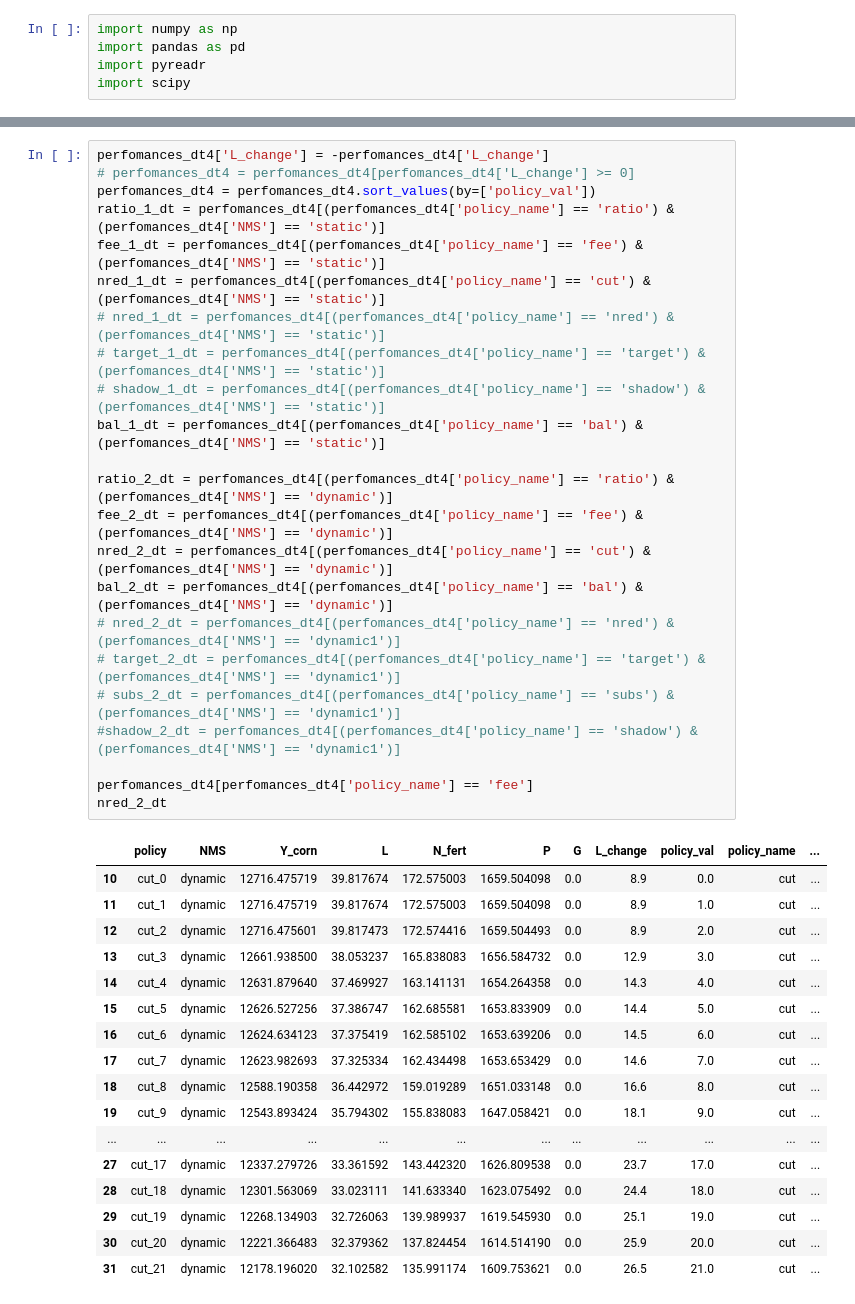
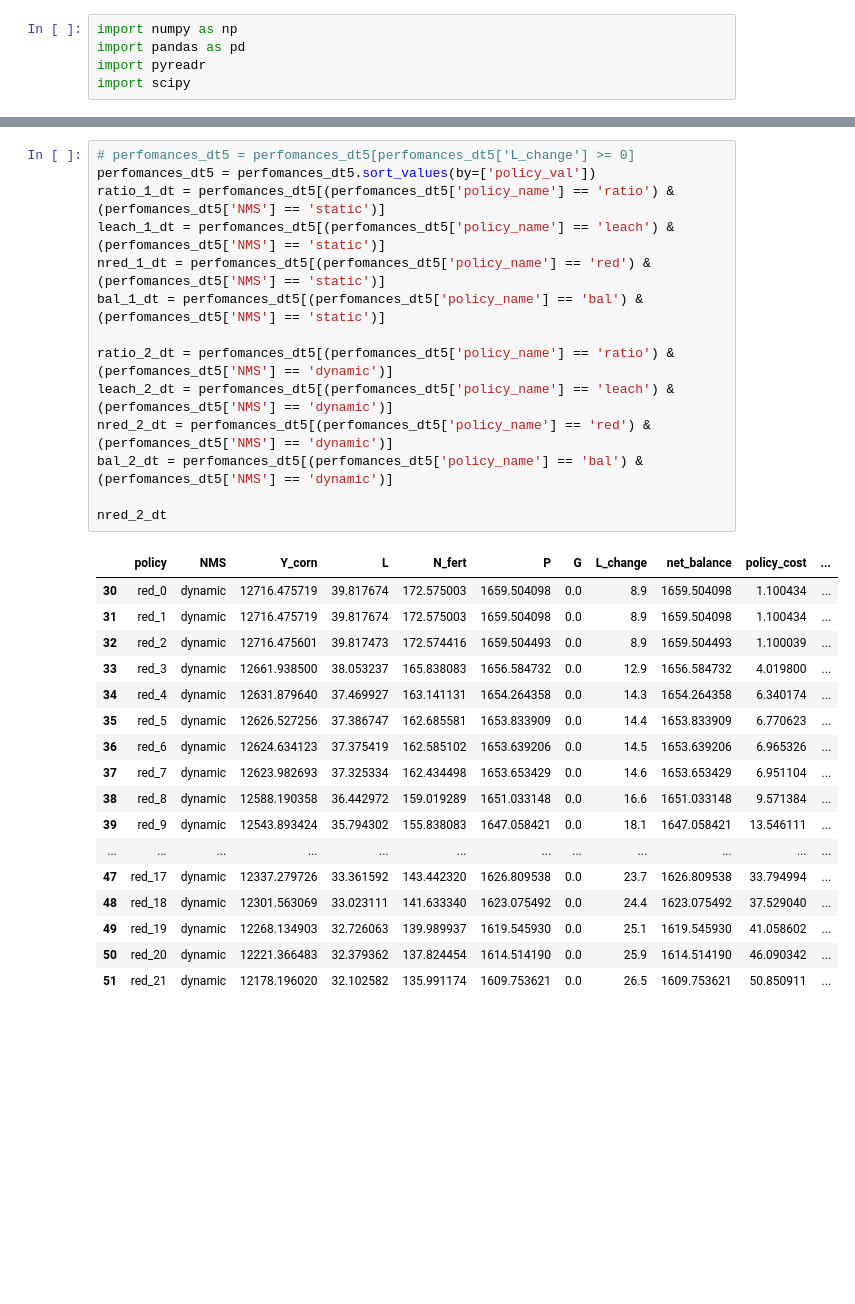
Before and after one commit to germanmandrini/n_policy, a Jupyter notebook: Codes/5e_L_reduction_cost.ipynb, the cells around one changed output, grey strips where cells are left out. Saved outputs shown, nothing was run; the diff lists cells and outputs as text; blank space fills up the shorter version.

```diff
--- a/Codes/5e_L_reduction_cost.ipynb
+++ b/Codes/5e_L_reduction_cost.ipynb
@@ -44,44 +38,35 @@ perfomances_dt4[perfomances_dt4['policy_name'] == 'ratio']
-# %%
-perfomances_dt4['L_change'] = -perfomances_dt4['L_change']
-# perfomances_dt4 = perfomances_dt4[perfomances_dt4['L_change'] >= 0]
-perfomances_dt4 = perfomances_dt4.sort_values(by=['policy_val'])
-ratio_1_dt = perfomances_dt4[(perfomances_dt4['policy_name'] == 'ratio') & (perfomances_dt4['NMS'] == 'static')]
-fee_1_dt = perfomances_dt4[(perfomances_dt4['policy_name'] == 'fee') & (perfomances_dt4['NMS'] == 'static')]
-nred_1_dt = perfomances_dt4[(perfomances_dt4['policy_name'] == 'cut') & (perfomances_dt4['NMS'] == 'static')]
-# nred_1_dt = perfomances_dt4[(perfomances_dt4['policy_name'] == 'nred') & (perfomances_dt4['NMS'] == 'static')]
-# target_1_dt = perfomances_dt4[(perfomances_dt4['policy_name'] == 'target') & (perfomances_dt4['NMS'] == 'static')]
-# shadow_1_dt = perfomances_dt4[(perfomances_dt4['policy_name'] == 'shadow') & (perfomances_dt4['NMS'] == 'static')]
-bal_1_dt = perfomances_dt4[(perfomances_dt4['policy_name'] == 'bal') & (perfomances_dt4['NMS'] == 'static')]
-
-ratio_2_dt = perfomances_dt4[(perfomances_dt4['policy_name'] == 'ratio') & (perfomances_dt4['NMS'] == 'dynamic')]
-fee_2_dt = perfomances_dt4[(perfomances_dt4['policy_name'] == 'fee') & (perfomances_dt4['NMS'] == 'dynamic')]
-nred_2_dt = perfomances_dt4[(perfomances_dt4['policy_name'] == 'cut') & (perfomances_dt4['NMS'] == 'dynamic')]
-bal_2_dt = perfomances_dt4[(perfomances_dt4['policy_name'] == 'bal') & (perfomances_dt4['NMS'] == 'dynamic')]
-# nred_2_dt = perfomances_dt4[(perfomances_dt4['policy_name'] == 'nred') & (perfomances_dt4['NMS'] == 'dynamic1')]
-# target_2_dt = perfomances_dt4[(perfomances_dt4['policy_name'] == 'target') & (perfomances_dt4['NMS'] == 'dynamic1')]
-# subs_2_dt = perfomances_dt4[(perfomances_dt4['policy_name'] == 'subs') & (perfomances_dt4['NMS'] == 'dynamic1')]
-#shadow_2_dt = perfomances_dt4[(perfomances_dt4['policy_name'] == 'shadow') & (perfomances_dt4['NMS'] == 'dynamic1')]
-
-perfomances_dt4[perfomances_dt4['policy_name'] == 'fee']
-nred_2_dt
-# %% [output]
-|  | policy | NMS | Y_corn | L | N_fert | P | G | L_change | policy_val | policy_name | ... |
-| 10 | cut_0 | dynamic | 12716.475719 | 39.817674 | 172.575003 | 1659.504098 | 0.0 | 8.9 | 0.0 | cut | ... |
-| 11 | cut_1 | dynamic | 12716.475719 | 39.817674 | 172.575003 | 1659.504098 | 0.0 | 8.9 | 1.0 | cut | ... |
-| 12 | cut_2 | dynamic | 12716.475601 | 39.817473 | 172.574416 | 1659.504493 | 0.0 | 8.9 | 2.0 | cut | ... |
-| 13 | cut_3 | dynamic | 12661.938500 | 38.053237 | 165.838083 | 1656.584732 | 0.0 | 12.9 | 3.0 | cut | ... |
-| 14 | cut_4 | dynamic | 12631.879640 | 37.469927 | 163.141131 | 1654.264358 | 0.0 | 14.3 | 4.0 | cut | ... |
-| 15 | cut_5 | dynamic | 12626.527256 | 37.386747 | 162.685581 | 1653.833909 | 0.0 | 14.4 | 5.0 | cut | ... |
-| 16 | cut_6 | dynamic | 12624.634123 | 37.375419 | 162.585102 | 1653.639206 | 0.0 | 14.5 | 6.0 | cut | ... |
-| 17 | cut_7 | dynamic | 12623.982693 | 37.325334 | 162.434498 | 1653.653429 | 0.0 | 14.6 | 7.0 | cut | ... |
-| 18 | cut_8 | dynamic | 12588.190358 | 36.442972 | 159.019289 | 1651.033148 | 0.0 | 16.6 | 8.0 | cut | ... |
-| 19 | cut_9 | dynamic | 12543.893424 | 35.794302 | 155.838083 | 1647.058421 | 0.0 | 18.1 | 9.0 | cut | ... |
-| ... | ... | ... | ... | ... | ... | ... | ... | ... | ... | ... | ... |
-| 27 | cut_17 | dynamic | 12337.279726 | 33.361592 | 143.442320 | 1626.809538 | 0.0 | 23.7 | 17.0 | cut | ... |
-| 28 | cut_18 | dynamic | 12301.563069 | 33.023111 | 141.633340 | 1623.075492 | 0.0 | 24.4 | 18.0 | cut | ... |
-| 29 | cut_19 | dynamic | 12268.134903 | 32.726063 | 139.989937 | 1619.545930 | 0.0 | 25.1 | 19.0 | cut | ... |
-| 30 | cut_20 | dynamic | 12221.366483 | 32.379362 | 137.824454 | 1614.514190 | 0.0 | 25.9 | 20.0 | cut | ... |
-| 31 | cut_21 | dynamic | 12178.196020 | 32.102582 | 135.991174 | 1609.753621 | 0.0 | 26.5 | 21.0 | cut | ... |
+# %%
+# perfomances_dt5 = perfomances_dt5[perfomances_dt5['L_change'] >= 0]
+perfomances_dt5 = perfomances_dt5.sort_values(by=['policy_val'])
+ratio_1_dt = perfomances_dt5[(perfomances_dt5['policy_name'] == 'ratio') & (perfomances_dt5['NMS'] == 'static')]
+leach_1_dt = perfomances_dt5[(perfomances_dt5['policy_name'] == 'leach') & (perfomances_dt5['NMS'] == 'static')]
+nred_1_dt = perfomances_dt5[(perfomances_dt5['policy_name'] == 'red') & (perfomances_dt5['NMS'] == 'static')]
+bal_1_dt = perfomances_dt5[(perfomances_dt5['policy_name'] == 'bal') & (perfomances_dt5['NMS'] == 'static')]
+
+ratio_2_dt = perfomances_dt5[(perfomances_dt5['policy_name'] == 'ratio') & (perfomances_dt5['NMS'] == 'dynamic')]
+leach_2_dt = perfomances_dt5[(perfomances_dt5['policy_name'] == 'leach') & (perfomances_dt5['NMS'] == 'dynamic')]
+nred_2_dt = perfomances_dt5[(perfomances_dt5['policy_name'] == 'red') & (perfomances_dt5['NMS'] == 'dynamic')]
+bal_2_dt = perfomances_dt5[(perfomances_dt5['policy_name'] == 'bal') & (perfomances_dt5['NMS'] == 'dynamic')]
+
+nred_2_dt
+# %% [output]
+|  | policy | NMS | Y_corn | L | N_fert | P | G | L_change | net_balance | policy_cost | ... |
+| 30 | red_0 | dynamic | 12716.475719 | 39.817674 | 172.575003 | 1659.504098 | 0.0 | 8.9 | 1659.504098 | 1.100434 | ... |
+| 31 | red_1 | dynamic | 12716.475719 | 39.817674 | 172.575003 | 1659.504098 | 0.0 | 8.9 | 1659.504098 | 1.100434 | ... |
+| 32 | red_2 | dynamic | 12716.475601 | 39.817473 | 172.574416 | 1659.504493 | 0.0 | 8.9 | 1659.504493 | 1.100039 | ... |
+| 33 | red_3 | dynamic | 12661.938500 | 38.053237 | 165.838083 | 1656.584732 | 0.0 | 12.9 | 1656.584732 | 4.019800 | ... |
+| 34 | red_4 | dynamic | 12631.879640 | 37.469927 | 163.141131 | 1654.264358 | 0.0 | 14.3 | 1654.264358 | 6.340174 | ... |
+| 35 | red_5 | dynamic | 12626.527256 | 37.386747 | 162.685581 | 1653.833909 | 0.0 | 14.4 | 1653.833909 | 6.770623 | ... |
+| 36 | red_6 | dynamic | 12624.634123 | 37.375419 | 162.585102 | 1653.639206 | 0.0 | 14.5 | 1653.639206 | 6.965326 | ... |
+| 37 | red_7 | dynamic | 12623.982693 | 37.325334 | 162.434498 | 1653.653429 | 0.0 | 14.6 | 1653.653429 | 6.951104 | ... |
+| 38 | red_8 | dynamic | 12588.190358 | 36.442972 | 159.019289 | 1651.033148 | 0.0 | 16.6 | 1651.033148 | 9.571384 | ... |
+| 39 | red_9 | dynamic | 12543.893424 | 35.794302 | 155.838083 | 1647.058421 | 0.0 | 18.1 | 1647.058421 | 13.546111 | ... |
+| ... | ... | ... | ... | ... | ... | ... | ... | ... | ... | ... | ... |
+| 47 | red_17 | dynamic | 12337.279726 | 33.361592 | 143.442320 | 1626.809538 | 0.0 | 23.7 | 1626.809538 | 33.794994 | ... |
+| 48 | red_18 | dynamic | 12301.563069 | 33.023111 | 141.633340 | 1623.075492 | 0.0 | 24.4 | 1623.075492 | 37.529040 | ... |
+| 49 | red_19 | dynamic | 12268.134903 | 32.726063 | 139.989937 | 1619.545930 | 0.0 | 25.1 | 1619.545930 | 41.058602 | ... |
+| 50 | red_20 | dynamic | 12221.366483 | 32.379362 | 137.824454 | 1614.514190 | 0.0 | 25.9 | 1614.514190 | 46.090342 | ... |
+| 51 | red_21 | dynamic | 12178.196020 | 32.102582 | 135.991174 | 1609.753621 | 0.0 | 26.5 | 1609.753621 | 50.850911 | ... |
 # %%
 # libraries
 import matplotlib.pyplot as plt
```
Also changed, not shown: parts of 2 cells of this notebook, 5 other files.
